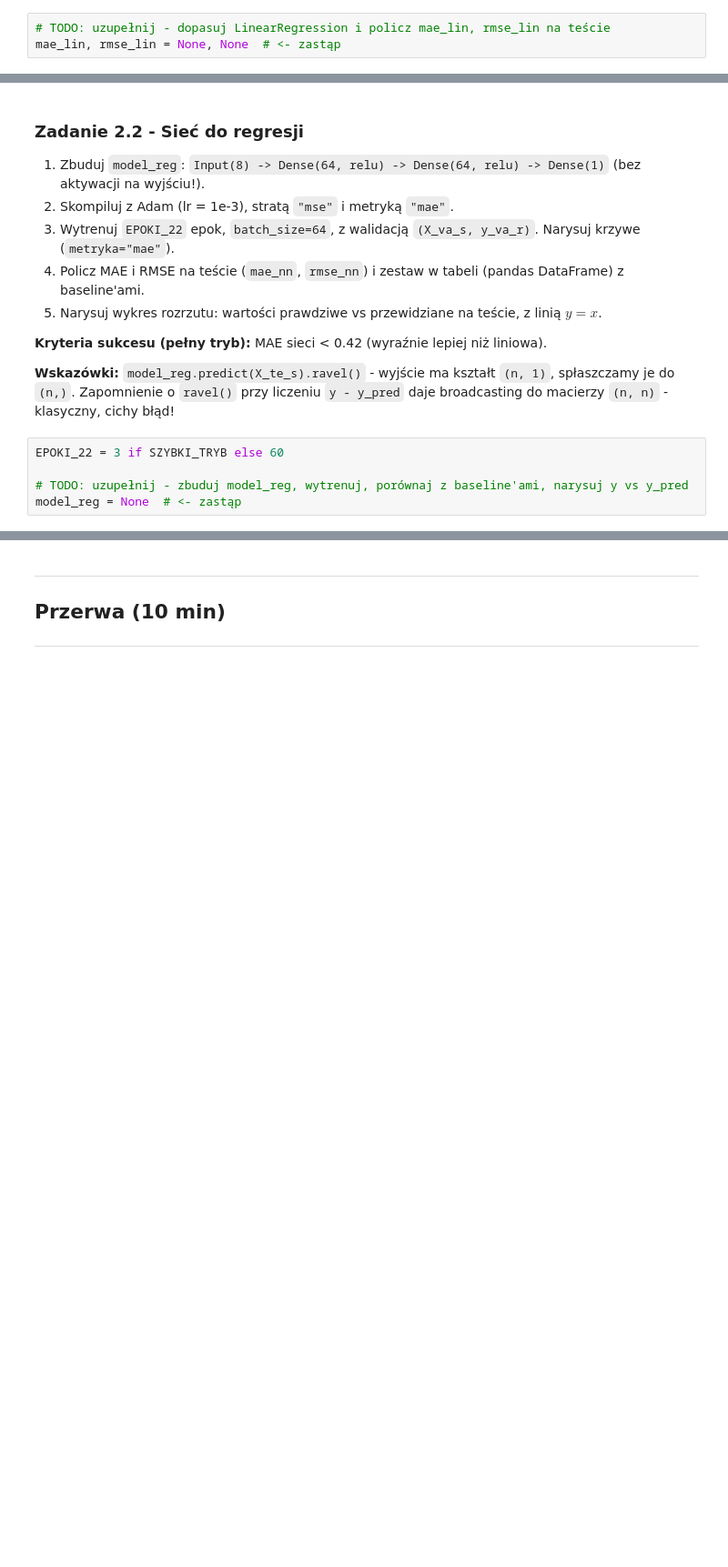
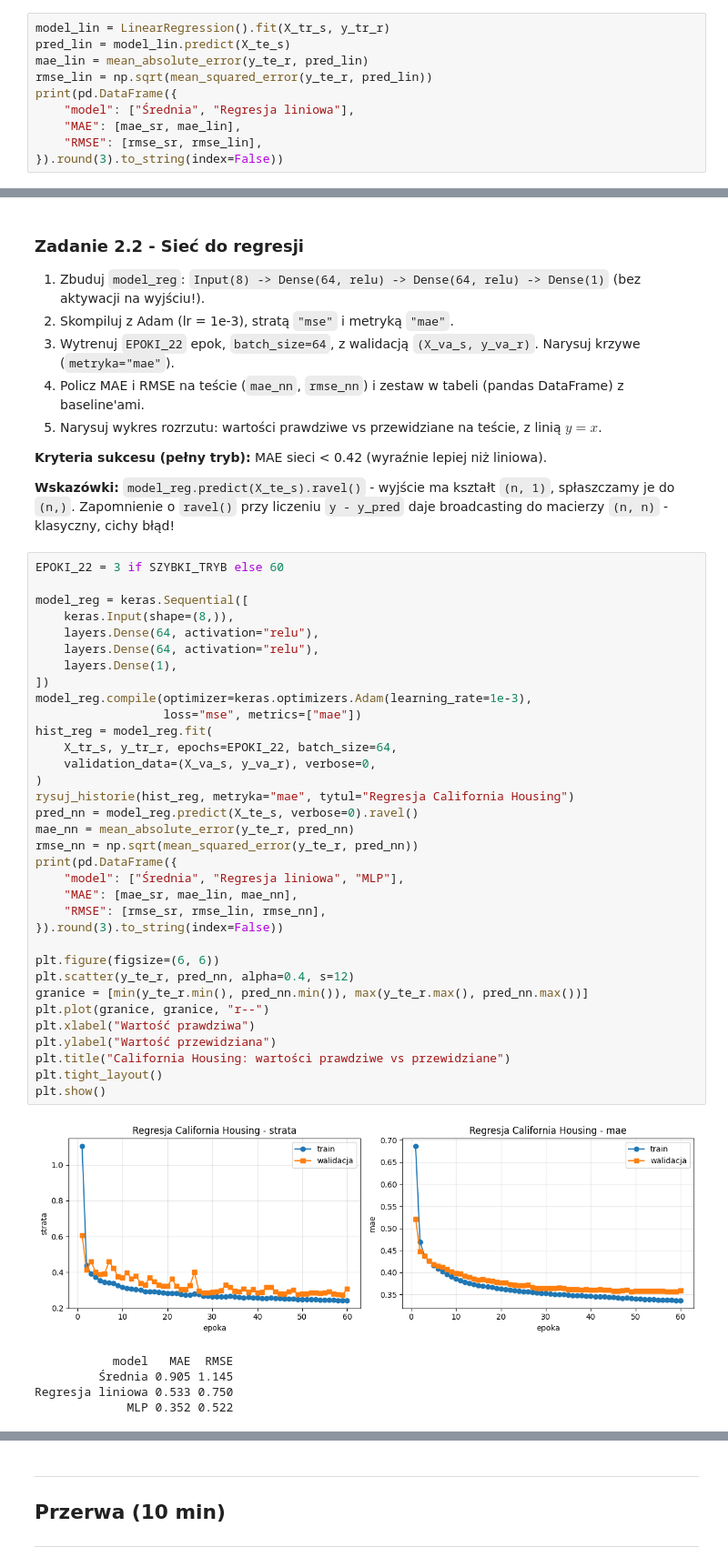
Before and after one commit to MateuszKrolik/UGIJZ, a Jupyter notebook: Lab03_Keras_klasyfikacja_regresja.ipynb, the cells around one changed output, grey strips where cells are left out. Shown at 91% size. Drawn from its saved outputs; the diff is of its cells as text; blank space fills up the shorter version.

```diff
--- a/Lab03_Keras_klasyfikacja_regresja.ipynb
+++ b/Lab03_Keras_klasyfikacja_regresja.ipynb
@@ -357,5 +483,12 @@ Mocniejszym punktem odniesienia jest **regresja liniowa** (klasyczny model ML, W
 
 **Kryteria sukcesu (pełny tryb):** MAE regresji liniowej ok. 0.53, wyraźnie mniej niż baseline średniej (ok. 0.9).
 # %%
-# TODO: uzupełnij - dopasuj LinearRegression i policz mae_lin, rmse_lin na teście
-mae_lin, rmse_lin = None, None  # <- zastąp
+model_lin = LinearRegression().fit(X_tr_s, y_tr_r)
+pred_lin = model_lin.predict(X_te_s)
+mae_lin = mean_absolute_error(y_te_r, pred_lin)
+rmse_lin = np.sqrt(mean_squared_error(y_te_r, pred_lin))
+print(pd.DataFrame({
+    "model": ["Średnia", "Regresja liniowa"],
+    "MAE": [mae_sr, mae_lin],
+    "RMSE": [rmse_sr, rmse_lin],
+}).round(3).to_string(index=False))
@@ -374,5 +511,40 @@ mae_lin, rmse_lin = None, None  # <- zastąp
 # %%
 EPOKI_22 = 3 if SZYBKI_TRYB else 60
 
-# TODO: uzupełnij - zbuduj model_reg, wytrenuj, porównaj z baseline'ami, narysuj y vs y_pred
-model_reg = None  # <- zastąp
+model_reg = keras.Sequential([
+    keras.Input(shape=(8,)),
+    layers.Dense(64, activation="relu"),
+    layers.Dense(64, activation="relu"),
+    layers.Dense(1),
+])
+model_reg.compile(optimizer=keras.optimizers.Adam(learning_rate=1e-3),
+                  loss="mse", metrics=["mae"])
+hist_reg = model_reg.fit(
+    X_tr_s, y_tr_r, epochs=EPOKI_22, batch_size=64,
+    validation_data=(X_va_s, y_va_r), verbose=0,
+)
+rysuj_historie(hist_reg, metryka="mae", tytul="Regresja California Housing")
+pred_nn = model_reg.predict(X_te_s, verbose=0).ravel()
+mae_nn = mean_absolute_error(y_te_r, pred_nn)
+rmse_nn = np.sqrt(mean_squared_error(y_te_r, pred_nn))
+print(pd.DataFrame({
+    "model": ["Średnia", "Regresja liniowa", "MLP"],
+    "MAE": [mae_sr, mae_lin, mae_nn],
+    "RMSE": [rmse_sr, rmse_lin, rmse_nn],
+}).round(3).to_string(index=False))
+
+plt.figure(figsize=(6, 6))
+plt.scatter(y_te_r, pred_nn, alpha=0.4, s=12)
+granice = [min(y_te_r.min(), pred_nn.min()), max(y_te_r.max(), pred_nn.max())]
+plt.plot(granice, granice, "r--")
+plt.xlabel("Wartość prawdziwa")
+plt.ylabel("Wartość przewidziana")
+plt.title("California Housing: wartości prawdziwe vs przewidziane")
+plt.tight_layout()
+plt.show()
+# %% [output]
+[figure, added]
+           model   MAE  RMSE
+         Średnia 0.905 1.145
+Regresja liniowa 0.533 0.750
+             MLP 0.352 0.522
```
Also changed, not shown: parts of 27 cells of this notebook.
